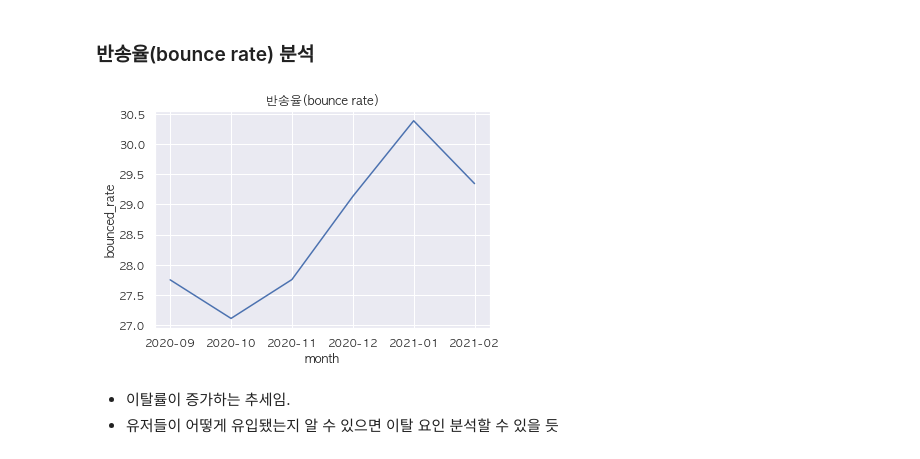
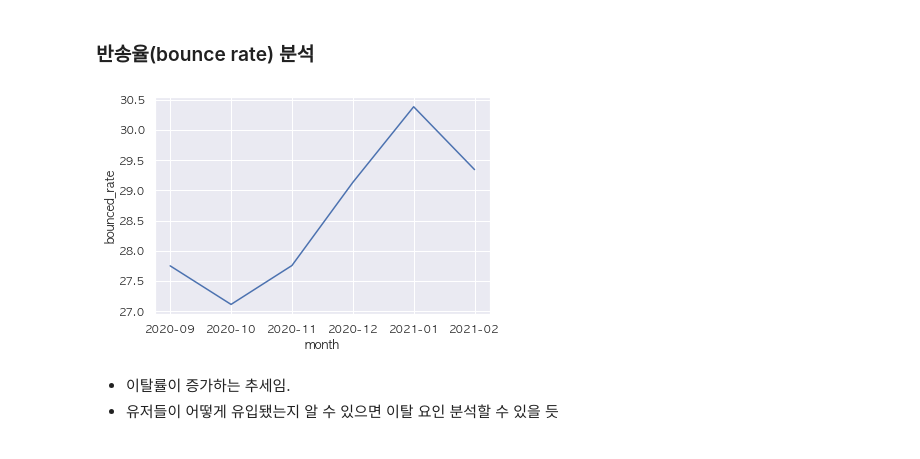
Before and after one commit to king-rabbit/estore-user-log, a Jupyter notebook: EDA.ipynb, the cells around one changed output. Drawn from its saved outputs; the diff is of its cells as text; code cells hidden in the pictures.

```diff
--- a/EDA.ipynb
+++ b/EDA.ipynb
@@ -137,11 +132,10 @@ bounced = bounced.rename(columns={0:'bounced', 1:'not_bounced'})
 # %%
 bounced['bounced_rate'] = bounced['bounced'] / ( bounced['bounced'] + bounced['not_bounced'] ) * 100
 # %%
-plt.title('반송율(bounce rate)')
 sns.lineplot(x=bounced['month'], y=bounced['bounced_rate'])
 plt.savefig('plots/bounce_rate.png')
 # %% [output]
-[figure, old version]
+[figure, new version]
 # %% [markdown]
 * 이탈률이 증가하는 추세임.
 * 유저들이 어떻게 유입됐는지 알 수 있으면 이탈 요인 분석할 수 있을 듯
```
Also changed, not shown: parts of 6 cells of this notebook, 14 other files.
